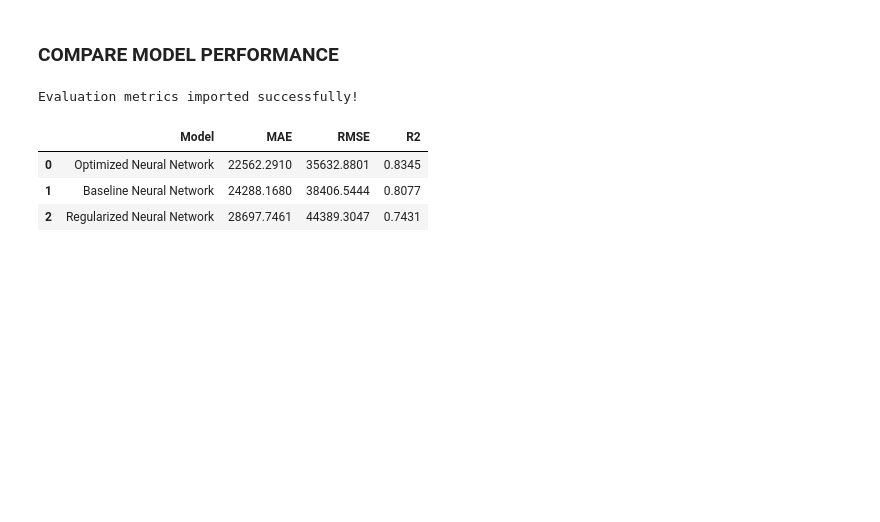
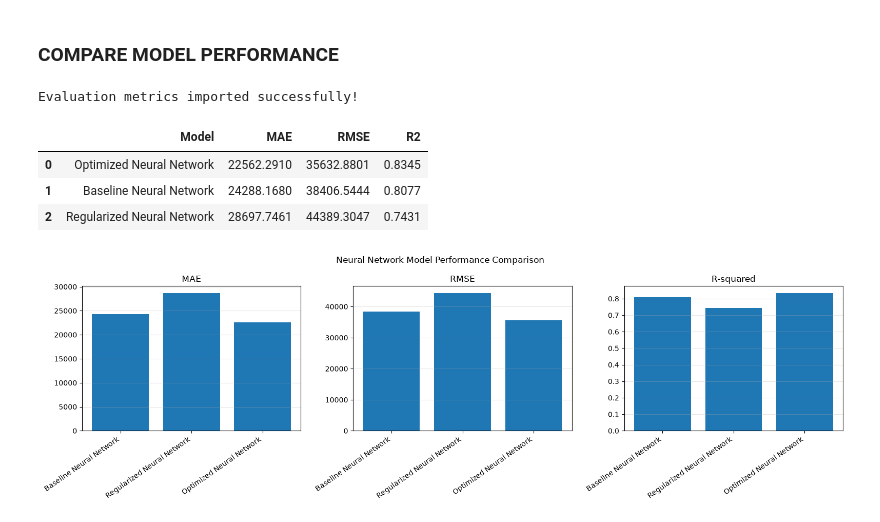
Before and after one commit to sancho2023/house-price-prediction, a Jupyter notebook: Project_Kaggle_house-price-prediction.ipynb, the cells around one changed output. Cells and saved outputs as stored; diff of their text form; code cells hidden in the pictures; blank space fills up the shorter version.

```diff
--- a/Project_Kaggle_house-price-prediction.ipynb
+++ b/Project_Kaggle_house-price-prediction.ipynb
@@ -1244,3 +1244,34 @@ display(comparison.round(4))
 | 0 | Optimized Neural Network | 22562.2910 | 35632.8801 | 0.8345 |
 | 1 | Baseline Neural Network | 24288.1680 | 38406.5444 | 0.8077 |
 | 2 | Regularized Neural Network | 28697.7461 | 44389.3047 | 0.7431 |
+# %%
+metrics = ["MAE", "RMSE", "R-squared"]
+
+results = {
+    "Baseline Neural Network": [24288.1680, 38406.5444, 0.8077],
+    "Regularized Neural Network": [28697.7461, 44389.3047, 0.7431],
+    "Optimized Neural Network": [22562.2910, 35632.8801, 0.8345]
+}
+
+fig, axes = plt.subplots(1, 3, figsize=(16, 5))
+
+for i, metric in enumerate(metrics):
+    models = list(results.keys())
+    values = [results[model][i] for model in models]
+
+    axes[i].bar(models, values)
+    axes[i].set_title(metric)
+    axes[i].tick_params(axis="x", rotation=35)
+    axes[i].grid(axis="y", alpha=0.3)
+
+    for label in axes[i].get_xticklabels():
+        label.set_ha("right")
+
+fig.suptitle("Neural Network Model Performance Comparison")
+plt.tight_layout()
+
+plt.savefig("model_performance_comparison.png",
+            dpi=300, bbox_inches="tight")
+plt.show()
+# %% [output]
+[figure, added]
```
